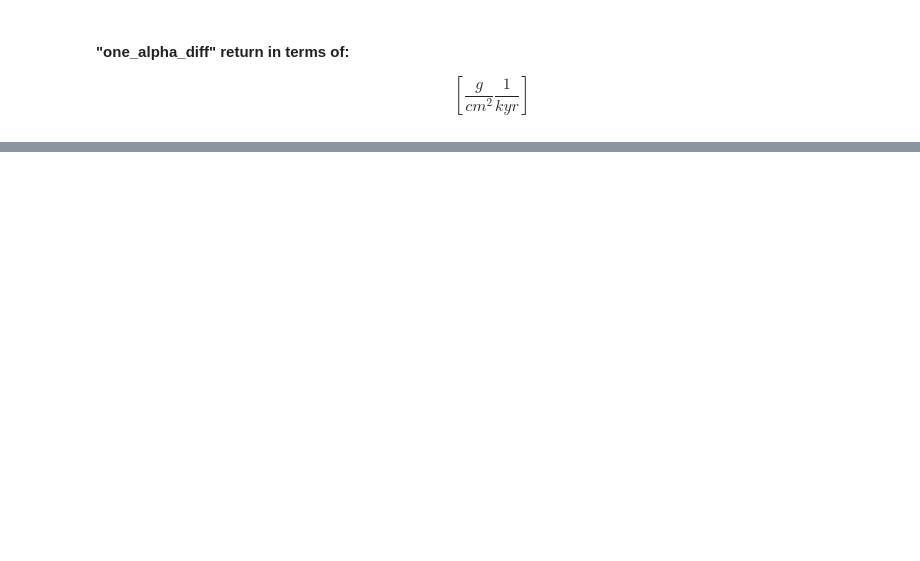
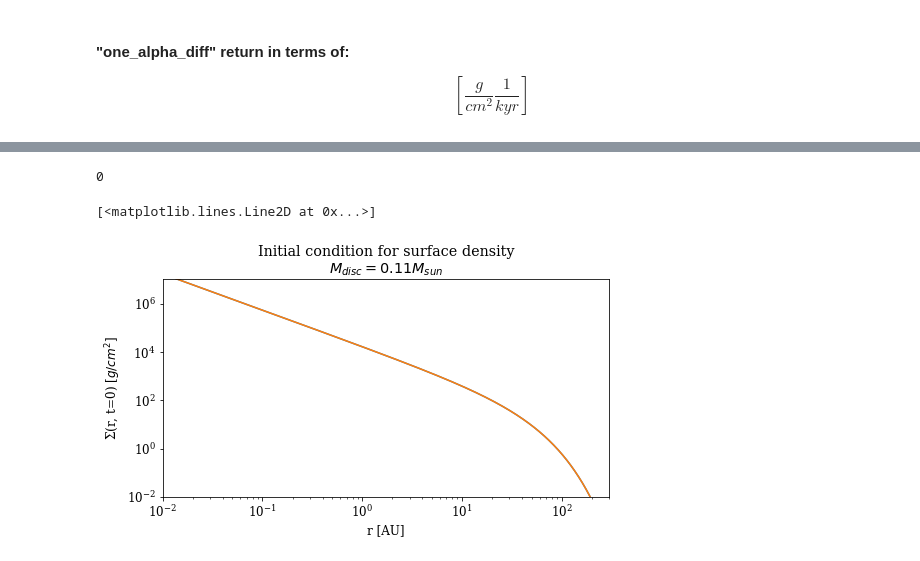
Before and after one commit to agent031/bachelor_code, a Jupyter notebook: Suzuki_solutions/one_alpha_solution.ipynb, the cells around one changed output, grey strips where cells are left out. Saved outputs shown, nothing was run; the diff lists cells and outputs as text; code cells hidden in the pictures; blank space fills up the shorter version.

```diff
--- a/Suzuki_solutions/one_alpha_solution.ipynb
+++ b/Suzuki_solutions/one_alpha_solution.ipynb
@@ -176,0 +176,15 @@ array([  0,   1,   2,   3,   4,   5,   6,   7,   8,   9,  10,  11,  12,
+# %%
+sol_lsoda = LSODA(one_alpha_diff, t0 = 0, y0 = Σ_initial(r).value, t_bound = times[-1], rtol = 0.3 , atol = 1000)
+sol_lsoda.t
+# %% [output]
+0
+# %%
+fig, axs = plt.subplots(figsize = (8,4))
+axs.set(xlabel = 'r [AU]', ylabel = 'Σ(r, t=0) [$g/cm^2$]',
+title = 'Initial condition for surface density\n$M_{disc}=0.11M_{sun}$', yscale = 'log', xscale = 'log', ylim = (1e-2,1e7), xlim = (0.01, 300))
+
+axs.plot(r, Σ_initial(r), label = 'Initial condition for Σ')
+axs.loglog(r_array, sol_lsoda.y)
+# %% [output]
+[<matplotlib.lines.Line2D at 0x...>]
+[figure, added]
```
Also changed, not shown: parts of 8 cells of this notebook.
